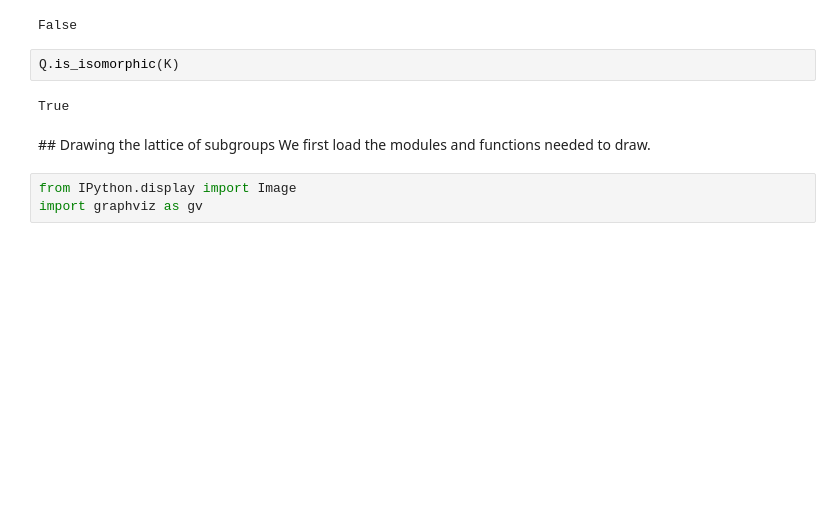
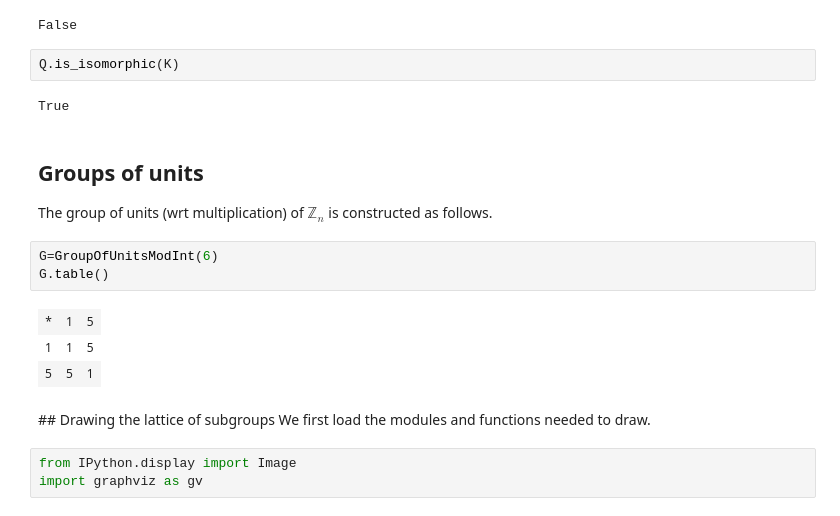
Before and after one commit to pedritomelenas/Algebra-II, a Jupyter notebook: Grupos/absalg-new/Tutorial.ipynb, the cells around one changed output. Drawn from its saved outputs; the diff is of its cells as text; blank space fills up the shorter version.

Commit message:
group of units modulo an integer

```diff
--- a/Grupos/absalg-new/Tutorial.ipynb
+++ b/Grupos/absalg-new/Tutorial.ipynb
@@ -463,6 +463,16 @@ False
 Q.is_isomorphic(K)
 # %% [output]
 True
+# %% [markdown]
+## Groups of units
+The group of units (wrt multiplication) of $\mathbb{Z}_n$ is constructed as follows.
+# %%
+G=GroupOfUnitsModInt(6)
+G.table()
+# %% [output]
+| * | 1 | 5 |
+| 1 | 1 | 5 |
+| 5 | 5 | 1 |
 # %% [markdown]
 ## Drawing the lattice of subgroups
 We first load the modules and functions needed to draw.
```
Also changed, not shown: parts of 6 cells of this notebook, 2 other files.
